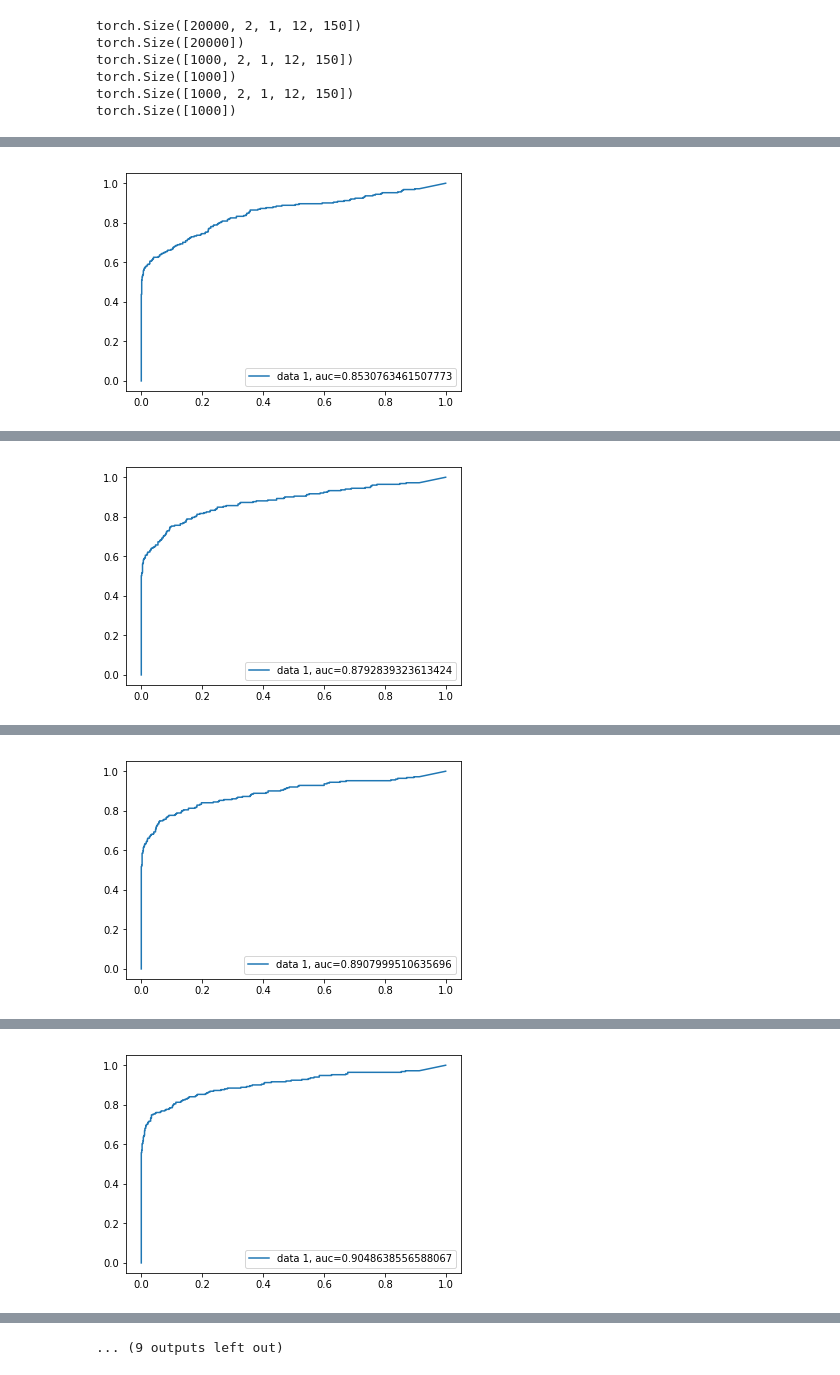
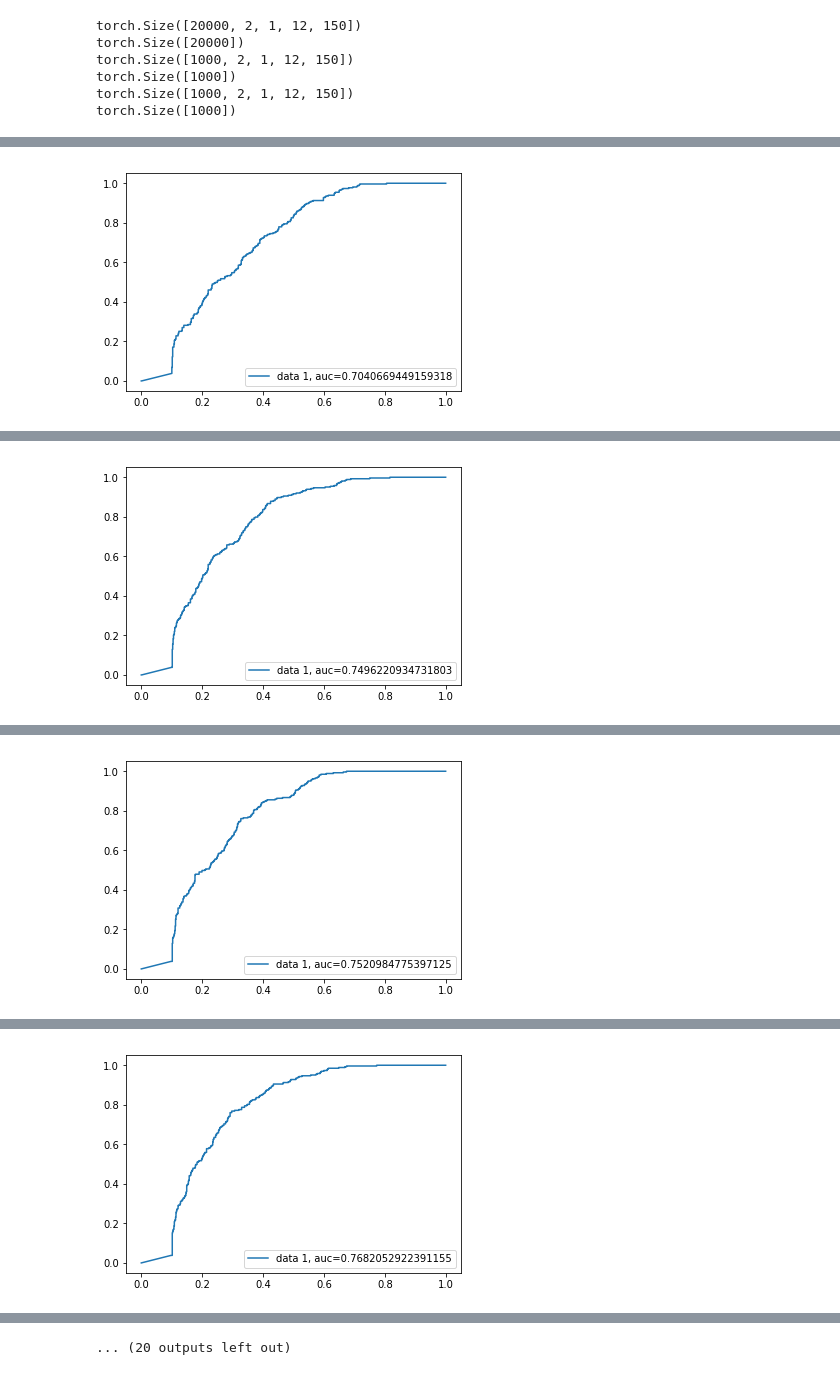
Before and after one commit to horiazegheru/homoglyph-siamese-cnn, a Jupyter notebook: Homoglyph.ipynb, the cells around one changed output, grey strips where cells are left out. Cells and saved outputs as stored; diff of their text form; code cells hidden in the pictures.

```diff
--- a/Homoglyph.ipynb
+++ b/Homoglyph.ipynb
@@ -174,8 +209,8 @@ class ContrastiveLoss(nn.Module):
         label = label.type(torch.FloatTensor)
 
         euclidean_distance = F.pairwise_distance(output1, output2)
-        loss_contrastive = torch.mean((1-label) * torch.pow(euclidean_distance, 2) +
-                                        label   * torch.pow(torch.clamp(self.margin-euclidean_distance, min=0.0), 2))
+        loss_contrastive = torch.mean(label * torch.pow(euclidean_distance, 2) +
+                                      (1 - label)   * torch.pow(torch.clamp(self.margin-euclidean_distance, min=0.0), 2))
 
         return loss_contrastive
 
@@ -201,11 +234,21 @@ siamese = Siamese_CNN().to(device)
 # %%
+siamese = Siamese_CNN().to(device)
 optimizer_siamese = optim.Adam(siamese.parameters(), lr=0.001)
+lrscheduler = optim.lr_scheduler.StepLR(optimizer_siamese, step_size=4, gamma=0.1)
+
 criterion = ContrastiveLoss().to(device)
+
+def plot_loss(loss, label, color='blue'):
+    pyplot.plot(loss, label=label, color=color)
+    pyplot.legend()
+
 
 def train(model, device, train_loader, optimizer, epoch, batch_size=8):
     log_interval = int(4000 / batch_size)
 
     model.train()
+    train_loss = 0
+    num_iter = 0
     for batch_idx, (data, target) in enumerate(train_loader):
         # initialize as zeros all the gradients of the model
         optimizer.zero_grad()
@@ -220,14 +263,20 @@ def train(model, device, train_loader, optimizer, epoch, batch_size=8):
 
         # compute average loss for the current batch
         loss = criterion(output1, output2, target)
+        train_loss += loss
         # backpropagate the gradients
         loss.backward()
         optimizer.step()
+        num_iter += 1
 
         if batch_idx % log_interval == 0:
             print('Train Epoch: {} [{}/{} ({:.0f}%)]\tLoss: {:.6f}'.format(
                 epoch, batch_idx * len(data), len(train_loader.dataset),
                 100. * batch_idx / len(train_loader), loss.item()))
+
+
+    train_loss /= num_iter
+    return train_loss.item()
 
 def validate(model, device, validation_loader, optimizer, epoch, batch_size=8):
     model.eval()
@@ -249,7 +298,6 @@ def validate(model, device, validation_loader, optimizer, epoch, batch_size=8):
 
     test_loss /= num_iter
 
-
     validation_batch = validation_loader.dataset.tensors[0].permute(1, 0, 2, 3, 4)
     validation_labels = validation_loader.dataset.tensors[1].cpu().detach().numpy()
     output = model(validation_batch[0], validation_batch[1])
@@ -257,8 +305,8 @@ def validate(model, device, validation_loader, optimizer, epoch, batch_size=8):
     outs2 = output[1000:]
     dists = F.pairwise_distance(outs1, outs2)
     classified = dists.cpu().detach().numpy()
-    fpr, tpr, _ = roc_curve(validation_labels,  classified)
-    auc = roc_auc_score(validation_labels, classified)
+    fpr, tpr, _ = roc_curve(validation_labels,  -classified)
+    auc = roc_auc_score(validation_labels, -classified)
     pyplot.plot(fpr,tpr,label="data 1, auc="+str(auc))
     pyplot.legend(loc=4)
     pyplot.show()
@@ -266,7 +314,15 @@ def validate(model, device, validation_loader, optimizer, epoch, batch_size=8):
     print('\nTest set: Average loss: {:.4f}\n'.format(test_loss))
     return test_loss
 
-for epoch in range(1, 10 + 1):
-    train(siamese, None, train_loader, optimizer_siamese, epoch)
-    validate(siamese, None, valid_loader, optimizer_siamese, epoch)
+
+losses_train_pre = []
+losses_test_pre = []
+
+for epoch in range(1, 15 + 1):
+    losses_train_pre.append(train(siamese, None, train_loader, optimizer_siamese, epoch))
+    losses_test_pre.append(validate(siamese, None, valid_loader, optimizer_siamese, epoch))
+    lrscheduler.step()
+
+plot_loss(losses_train_pre,'scratch_train_loss','red')
+plot_loss(losses_test_pre,'scratch_test_loss')
 # %% [output]
@@ -278 +334 @@ Train Epoch: 1 [16000/20000 (80%)]      Loss: 0.105665
-[figure, old version]
+[figure, new version]
@@ -286 +342 @@ Train Epoch: 2 [16000/20000 (80%)]      Loss: 0.108673
-[figure, old version]
+[figure, new version]
@@ -294 +350 @@ Train Epoch: 3 [16000/20000 (80%)]      Loss: 0.153629
-[figure, old version]
+[figure, new version]
@@ -302 +358 @@ Train Epoch: 4 [16000/20000 (80%)]      Loss: 0.216790
-[figure, old version]
+[figure, new version]
@@ -319,4 +375,4 @@ Train Epoch: 6 [16000/20000 (80%)]      Loss: 0.117215
-... (9 outputs left out)
+... (20 outputs left out)
 # %%
 # def checker(loader):
 #     for i in range(10):
```
Also changed, not shown: parts of 11 cells of this notebook.
